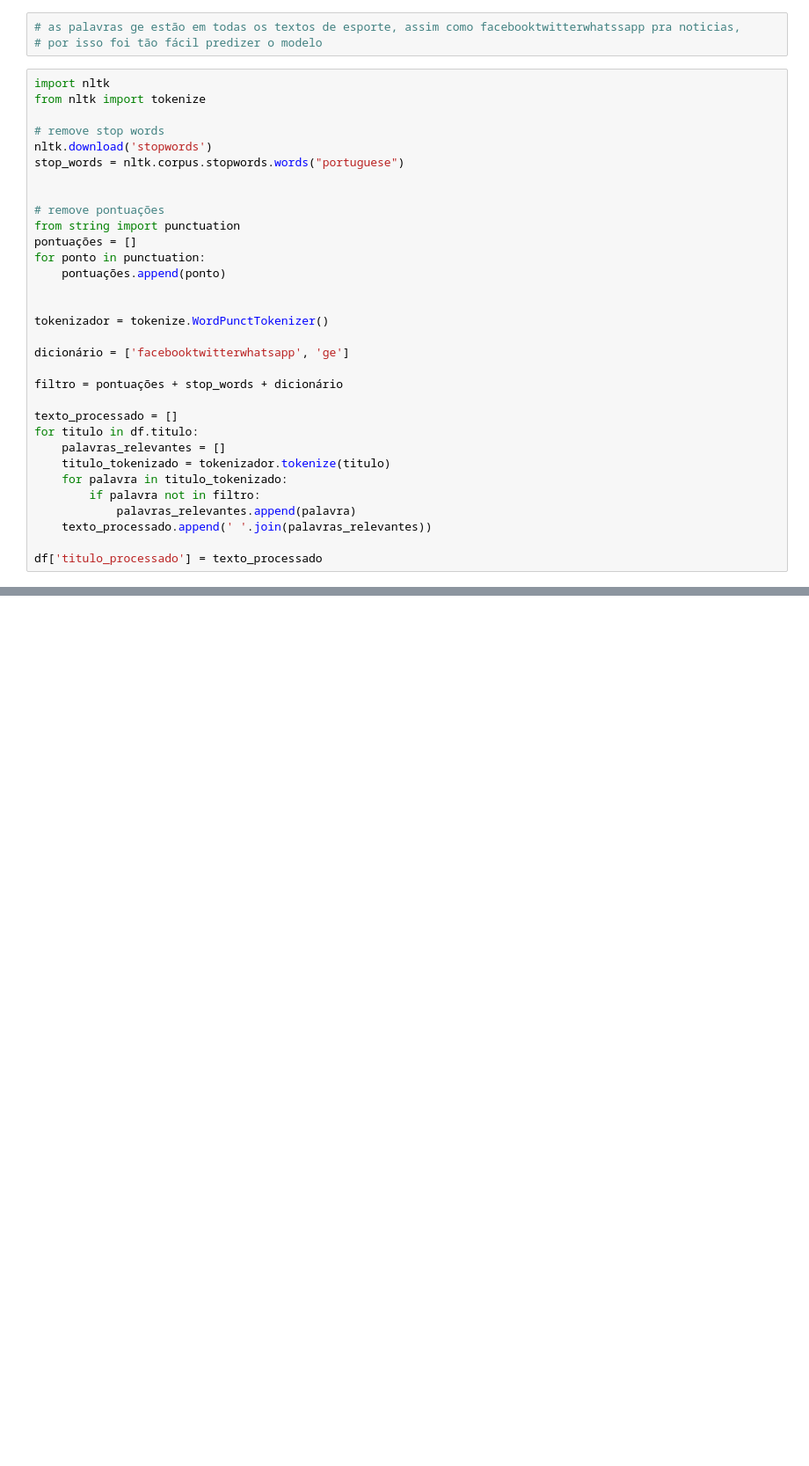
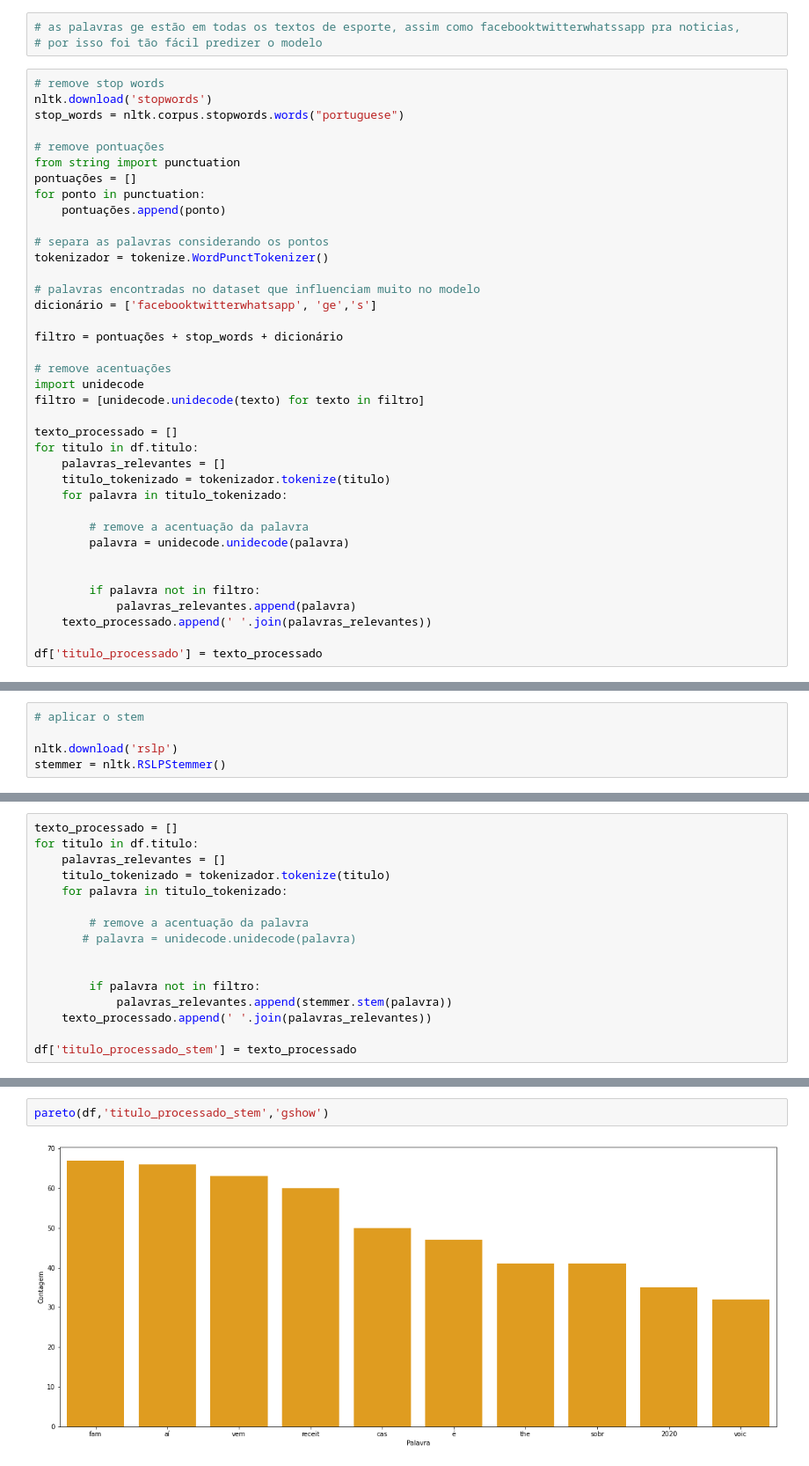
Before and after one commit to Thiagodcfarias/Projetos-Data-Science, a Jupyter notebook: NLP/Multi classification/Textos da globo/bagofwords.ipynb, the cells around one changed output, grey strips where cells are left out. Shown at 88% size. Saved outputs shown, nothing was run; the diff lists cells and outputs as text; blank space fills up the shorter version.

```diff
--- a/NLP/Multi classification/Textos da globo/bagofwords.ipynb
+++ b/NLP/Multi classification/Textos da globo/bagofwords.ipynb
@@ -286,13 +255,9 @@ pareto(df,'titulo','globoesporte')
 # as palavras ge estão em todas os textos de esporte, assim como facebooktwitterwhatssapp pra noticias,
 # por isso foi tão fácil predizer o modelo
 # %%
-import nltk
-from nltk import tokenize
-
 # remove stop words
 nltk.download('stopwords')
 stop_words = nltk.corpus.stopwords.words("portuguese")
-
 
 # remove pontuações
 from string import punctuation
@@ -300,18 +265,28 @@ pontuações = []
 for ponto in punctuation:
     pontuações.append(ponto)
 
-
+# separa as palavras considerando os pontos
 tokenizador = tokenize.WordPunctTokenizer()
 
-dicionário = ['facebooktwitterwhatsapp', 'ge']
+# palavras encontradas no dataset que influenciam muito no modelo
+dicionário = ['facebooktwitterwhatsapp', 'ge','s']
 
 filtro = pontuações + stop_words + dicionário
+
+# remove acentuações
+import unidecode
+filtro = [unidecode.unidecode(texto) for texto in filtro]
 
 texto_processado = []
 for titulo in df.titulo:
     palavras_relevantes = []
     titulo_tokenizado = tokenizador.tokenize(titulo)
     for palavra in titulo_tokenizado:
+
+        # remove a acentuação da palavra
+        palavra = unidecode.unidecode(palavra)
+
+
         if palavra not in filtro:
             palavras_relevantes.append(palavra)
     texto_processado.append(' '.join(palavras_relevantes))
@@ -355,0 +327,5 @@ reg_log.score(x_test,y_test)
+# %%
+# aplicar o stem
+
+nltk.download('rslp')
+stemmer = nltk.RSLPStemmer()
@@ -355,0 +336,16 @@ reg_log.score(x_test,y_test)
+# %%
+texto_processado = []
+for titulo in df.titulo:
+    palavras_relevantes = []
+    titulo_tokenizado = tokenizador.tokenize(titulo)
+    for palavra in titulo_tokenizado:
+
+        # remove a acentuação da palavra
+       # palavra = unidecode.unidecode(palavra)
+
+
+        if palavra not in filtro:
+            palavras_relevantes.append(stemmer.stem(palavra))
+    texto_processado.append(' '.join(palavras_relevantes))
+
+df['titulo_processado_stem'] = texto_processado
@@ -355,0 +365,4 @@ reg_log.score(x_test,y_test)
+# %%
+pareto(df,'titulo_processado_stem','gshow')
+# %% [output]
+[figure, added]
```
Also changed, not shown: parts of 29 cells of this notebook.
